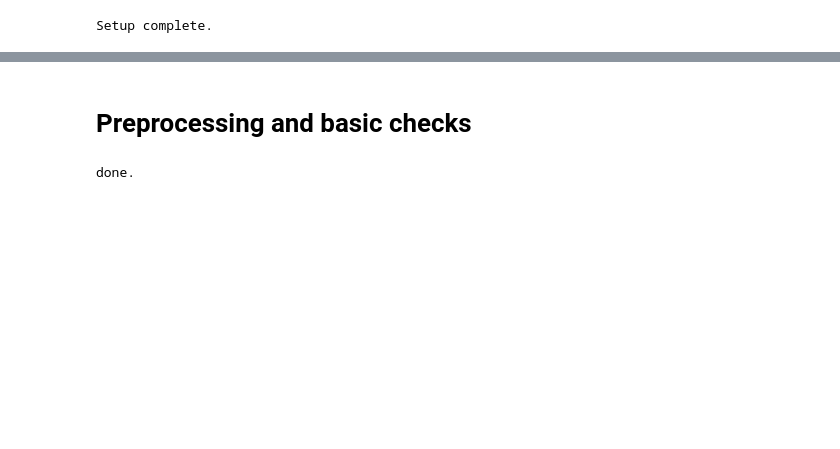
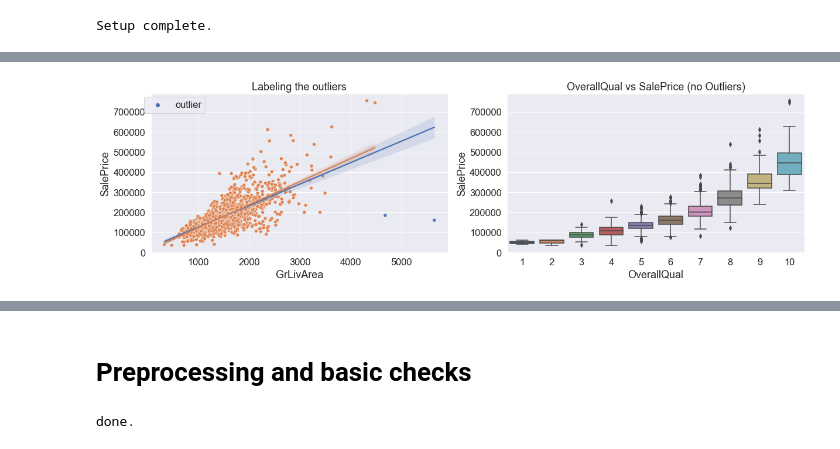
Before and after one commit to jaderebrasil/data-science-notes, a Jupyter notebook: jupyter-notebooks/House Prices.ipynb, the cells around one changed output, grey strips where cells are left out. Drawn from its saved outputs; the diff is of its cells as text; code cells hidden in the pictures; blank space fills up the shorter version.

```diff
--- a/jupyter-notebooks/House Prices.ipynb
+++ b/jupyter-notebooks/House Prices.ipynb
@@ -69,0 +419,26 @@ dtype: int64
+# %%
+fig = plt.figure(figsize=(20,5))
+ax1 = fig.add_subplot(121)
+
+# outliers was obtained just looking the plot
+# after that, I create this following bool series and labeled the dots.
+# Also, we can see in the above plot, that these two outliers are extremely
+# low priced for an OverallQuality 10.
+outliers = (train_full.GrLivArea>4000) & (train_full.SalePrice<300000)
+
+sns.scatterplot(x=train_full.GrLivArea, y=train_full.SalePrice, hue=~outliers, ax=ax1)
+sns.regplot(x='GrLivArea', y='SalePrice', scatter=False, data=train_full, ax=ax1)
+sns.regplot(x='GrLivArea', y='SalePrice', scatter=False, data=train_full[~outliers], ax=ax1)
+
+legend_labels, _= ax1.get_legend_handles_labels()
+ax1.legend(legend_labels, ['outlier'], title='', bbox_to_anchor=(0.2,1.01))
+ax1.set_title('Labeling the outliers')
+
+# Check the overallqual again
+ax2 = fig.add_subplot(122)
+sns.boxplot(x=train_full[~outliers].OverallQual, y=train_full[~outliers].SalePrice, ax=ax2)
+ax2.set_title('OverallQual vs SalePrice (no Outliers)')
+
+plt.show()
+# %% [output]
+[figure, added]
```
Also changed, not shown: parts of 42 cells of this notebook, 1 other file.
